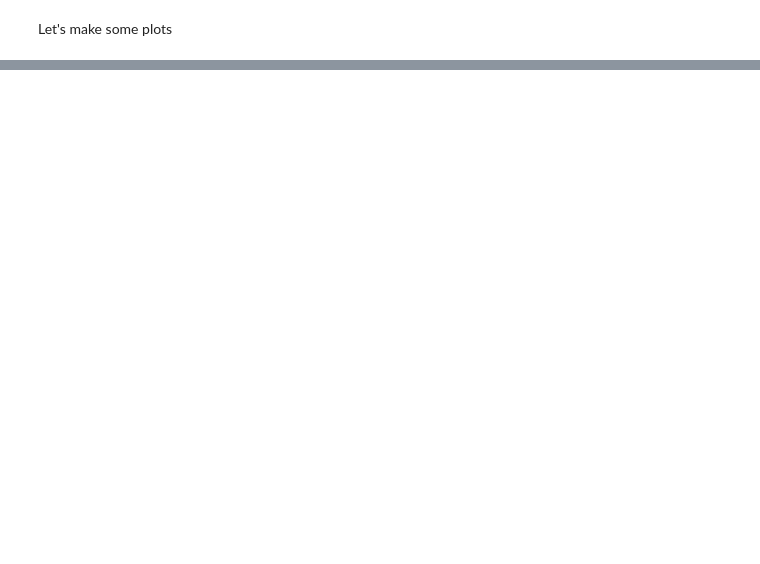
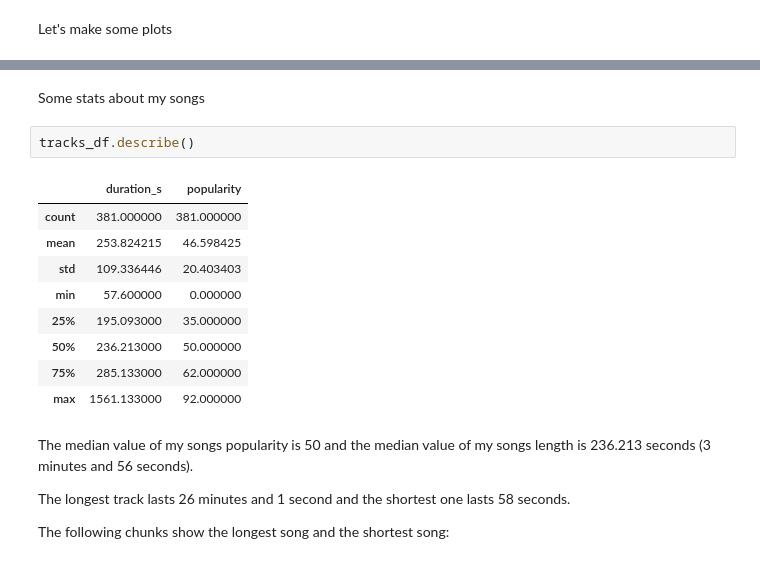
Before and after one commit to jvicentem/playing-around-with-spotify-api, a Jupyter notebook: playing-around-with-spotipy.ipynb, the cells around one changed output, grey strips where cells are left out. Drawn from its saved outputs; the diff is of its cells as text; blank space fills up the shorter version.

```diff
--- a/playing-around-with-spotipy.ipynb
+++ b/playing-around-with-spotipy.ipynb
@@ -133,0 +145,20 @@ Loading BokehJS ...
+# %% [markdown]
+Some stats about my songs
+# %%
+tracks_df.describe()
+# %% [output]
+|  | duration_s | popularity |
+| count | 381.000000 | 381.000000 |
+| mean | 253.824215 | 46.598425 |
+| std | 109.336446 | 20.403403 |
+| min | 57.600000 | 0.000000 |
+| 25% | 195.093000 | 35.000000 |
+| 50% | 236.213000 | 50.000000 |
+| 75% | 285.133000 | 62.000000 |
+| max | 1561.133000 | 92.000000 |
+# %% [markdown]
+The median value of my songs popularity is 50 and the median value of my songs length is 236.213 seconds (3 minutes and 56 seconds).
+
+The longest track lasts 26 minutes and 1 second and the shortest one lasts 58 seconds.
+
+The following chunks show the longest song and the shortest song:
```
Also changed, not shown: parts of 15 cells of this notebook.
